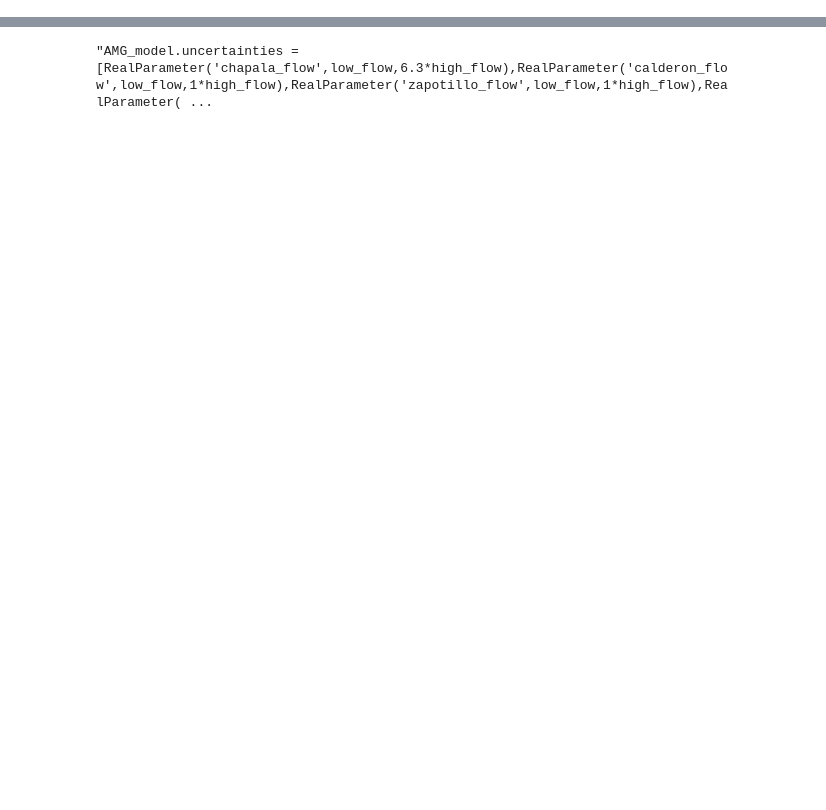
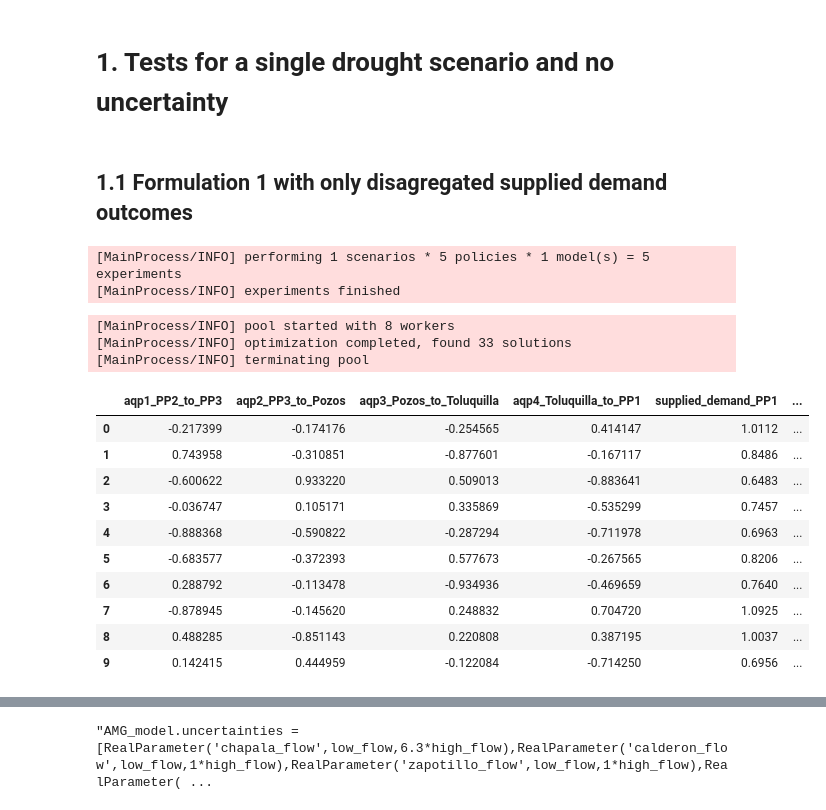
Before and after one commit to arielgoldin/GDL_Aquapheric_Policies, a Jupyter notebook: AMG_experimentation.ipynb, the cells around one changed output, grey strips where cells are left out. Drawn from its saved outputs; the diff is of its cells as text; code cells hidden in the pictures; blank space fills up the shorter version.

```diff
--- a/AMG_experimentation.ipynb
+++ b/AMG_experimentation.ipynb
@@ -20,0 +39,2 @@ from ema_workbench import (Model, RealParameter, ScalarOutcome,
+# %% [markdown]
+# 1. Tests for a single drought scenario and no uncertainty
@@ -20,0 +50,2 @@ from ema_workbench import (Model, RealParameter, ScalarOutcome,
+# %% [markdown]
+## 1.1 Formulation 1 with only disagregated supplied demand outcomes
@@ -20,0 +83,48 @@ from ema_workbench import (Model, RealParameter, ScalarOutcome,
+# %%
+from ema_workbench import Policy, perform_experiments
+
+
+n_scenarios = 1
+n_policies = 5
+seed=23021995
+
+
+
+
+experiments,results = perform_experiments(AMG_model, policies=n_policies, scenarios=1)
+# %% [output]
+[MainProcess/INFO] performing 1 scenarios * 5 policies * 1 model(s) = 5 experiments
+[MainProcess/INFO] experiments finished
+# %%
+
+ema_logging.log_to_stderr(ema_logging.INFO)
+drougth_multiplier = 0.7
+scenario1= Scenario("drought1", chapala_flow = 6.9*drougth_multiplier, calderon_flow = 1*drougth_multiplier, zapotillo_flow = 1*drougth_multiplier, pozos_flow = 2.3*drougth_multiplier, toluquilla_flow = 0.5*drougth_multiplier)
+
+constraints = [Constraint("min_suplied_demand_PP1", outcome_names="supplied_demand_PP1", function=lambda x: max(0, -x)),
+               Constraint("min_suplied_demand_PP2", outcome_names="supplied_demand_PP2", function=lambda x: max(0, -x)),
+               Constraint("min_suplied_demand_PP3", outcome_names="supplied_demand_PP3", function=lambda x: max(0, -x)),
+               Constraint("min_suplied_demand_Toluquilla", outcome_names="supplied_demand_Toluquilla", function=lambda x: max(0, -x)),
+               Constraint("min_suplied_demand_Pozos", outcome_names="supplied_demand_Pozos", function=lambda x: max(0, -x))]
+
+with MultiprocessingEvaluator(AMG_model) as evaluator:
+    results = evaluator.optimize(
+        nfe=250, searchover="levers", epsilons=[0.5] * 5, constraints=constraints, reference=scenario1
+    )
+
+results.head(10)
+# %% [output]
+[MainProcess/INFO] pool started with 8 workers
+[MainProcess/INFO] optimization completed, found 33 solutions
+[MainProcess/INFO] terminating pool
+|  | aqp1_PP2_to_PP3 | aqp2_PP3_to_Pozos | aqp3_Pozos_to_Toluquilla | aqp4_Toluquilla_to_PP1 | supplied_demand_PP1 | ... |
+| 0 | -0.217399 | -0.174176 | -0.254565 | 0.414147 | 1.0112 | ... |
+| 1 | 0.743958 | -0.310851 | -0.877601 | -0.167117 | 0.8486 | ... |
+| 2 | -0.600622 | 0.933220 | 0.509013 | -0.883641 | 0.6483 | ... |
+| 3 | -0.036747 | 0.105171 | 0.335869 | -0.535299 | 0.7457 | ... |
+| 4 | -0.888368 | -0.590822 | -0.287294 | -0.711978 | 0.6963 | ... |
+| 5 | -0.683577 | -0.372393 | 0.577673 | -0.267565 | 0.8206 | ... |
+| 6 | 0.288792 | -0.113478 | -0.934936 | -0.469659 | 0.7640 | ... |
+| 7 | -0.878945 | -0.145620 | 0.248832 | 0.704720 | 1.0925 | ... |
+| 8 | 0.488285 | -0.851143 | 0.220808 | 0.387195 | 1.0037 | ... |
+| 9 | 0.142415 | 0.444959 | -0.122084 | -0.714250 | 0.6956 | ... |
```
Also changed, not shown: parts of 25 cells of this notebook, 4 other files.
